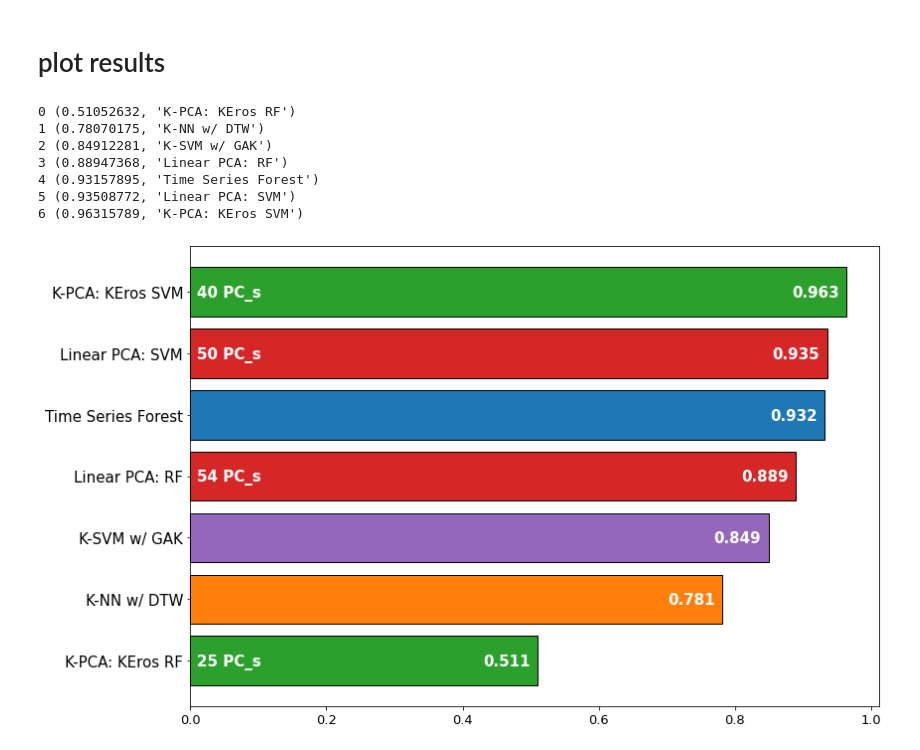
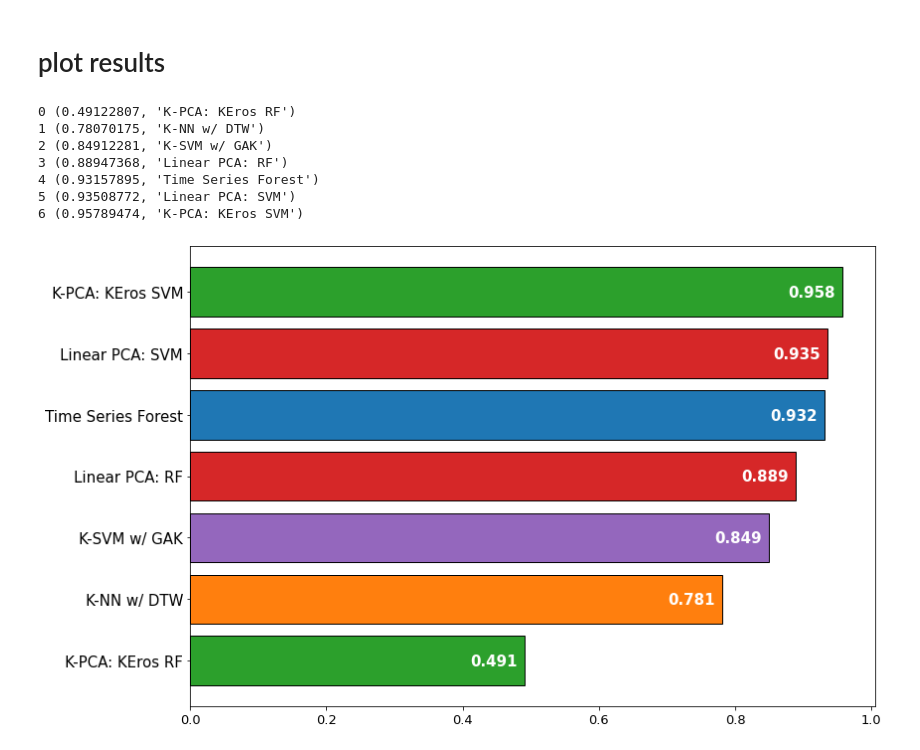
Before and after one commit to notlosca/auslan-classification, a Jupyter notebook: plots.ipynb, the cells around one changed output. Saved outputs shown, nothing was run; the diff lists cells and outputs as text; code cells hidden in the pictures.

```diff
--- a/plots.ipynb
+++ b/plots.ipynb
@@ -217,9 +206,12 @@ plt.show()
 from numpy import column_stack
 
 
-keros_svm =     0.96315789      # 40 pcs
-keros_rf =      0.51052632      # 25 pcs
-klinear_svm =   0.93508772      # 50 pcs
+#keros_svm =     0.96315789      # 40 pcs
+keros_svm =     0.95789474      # 54 pcs
+#keros_rf =      0.51052632      # 25 pcs
+keros_rf =      0.49122807      # 54 pcs
+#klinear_svm =   0.93508772      # 50 pcs
+klinear_svm =   0.93508772      # 54 pcs
 klinear_rf =    0.88947368      # 54 pcs
 ts_forests =    0.93157895
 knn_dtw =       0.78070175
@@ -238,41 +230,41 @@ acc_df.sort_values('Accuracy', ascending=True, inplace=True)
 for i, v in enumerate(zip(acc_df['Accuracy'], acc_df.index)):
     print(i,v)
 # %% [output]
-0 (0.51052632, 'K-PCA: KEros RF')
+0 (0.49122807, 'K-PCA: KEros RF')
 1 (0.78070175, 'K-NN w/ DTW')
 2 (0.84912281, 'K-SVM w/ GAK')
 3 (0.88947368, 'Linear PCA: RF')
 4 (0.93157895, 'Time Series Forest')
 5 (0.93508772, 'Linear PCA: SVM')
-6 (0.96315789, 'K-PCA: KEros SVM')
+6 (0.95789474, 'K-PCA: KEros SVM')
 # %%
 plt.figure(figsize=(12,7))
 plt.barh(y=acc_df.index, width=acc_df['Accuracy'], color=acc_df['colors'], edgecolor = 6*['k'])
 
 for i, v in enumerate(acc_df['Accuracy']):
     if i == len(acc_df['Accuracy'])-1:
         plt.text(v - .08, i -0.08, str(np.round(v, decimals=3)), color='white', fontweight='bold', fontsize=15)
     else:
         plt.text(v - .08, i -0.08, str(np.round(v, decimals=3)), color='white', fontweight='bold', fontsize=15)
 
 
 
-# 40 pcs KEros SVM
-plt.text(.01, 6 -0.08, '40 PC_s', color='w', fontweight='bold', fontsize=15)
-# 25 pcs KEros RF
-plt.text(.01, 0 -0.08, '25 PC_s', color='w', fontweight='bold', fontsize=15)
-# 50 pcs KLinear SVM
-plt.text(.01, 5 -0.08, '50 PC_s', color='w', fontweight='bold', fontsize=15)
-# 54 pcs KLinear RF
-plt.text(.01, 3 -0.08, '54 PC_s', color='w', fontweight='bold', fontsize=15)
+# # 40 pcs KEros SVM
+# plt.text(.01, 6 -0.08, '40 PC_s', color='w', fontweight='bold', fontsize=15)
+# # 25 pcs KEros RF
+# plt.text(.01, 0 -0.08, '25 PC_s', color='w', fontweight='bold', fontsize=15)
+# # 50 pcs KLinear SVM
+# plt.text(.01, 5 -0.08, '50 PC_s', color='w', fontweight='bold', fontsize=15)
+# # 54 pcs KLinear RF
+# plt.text(.01, 3 -0.08, '54 PC_s', color='w', fontweight='bold', fontsize=15)
 
 
 
 
 plt.yticks(fontsize=15)
 plt.xticks(fontsize=13)
 
 plt.tight_layout()
 plt.savefig('../images/accuracy_comparison.png', format='png', dpi=300)
 # %% [output]
-[figure, old version]
+[figure, new version]
```
Also changed, not shown: parts of 2 cells of this notebook.
